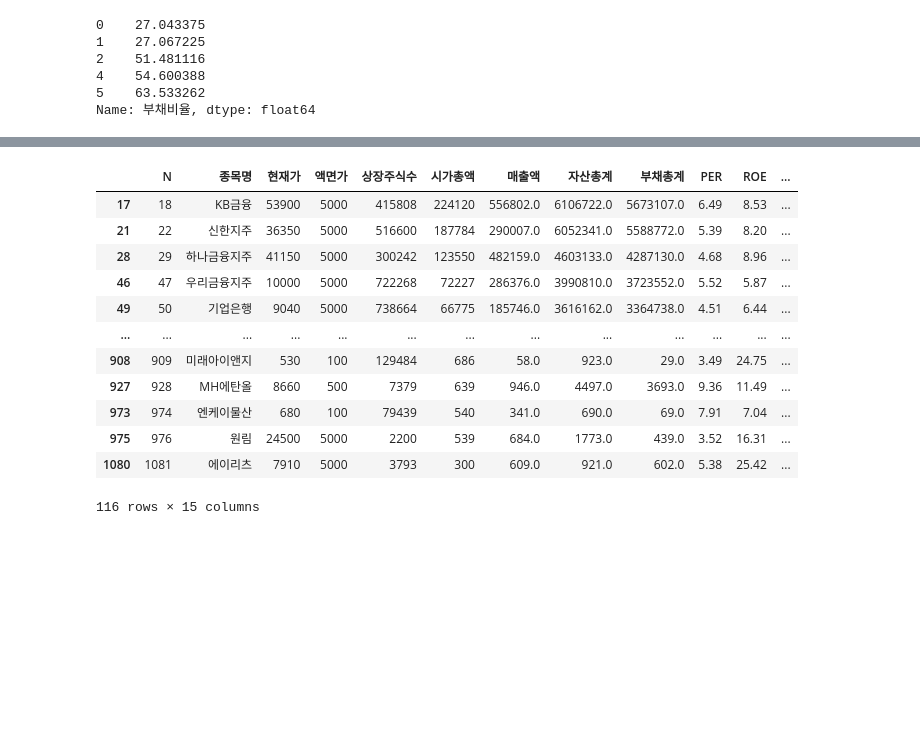
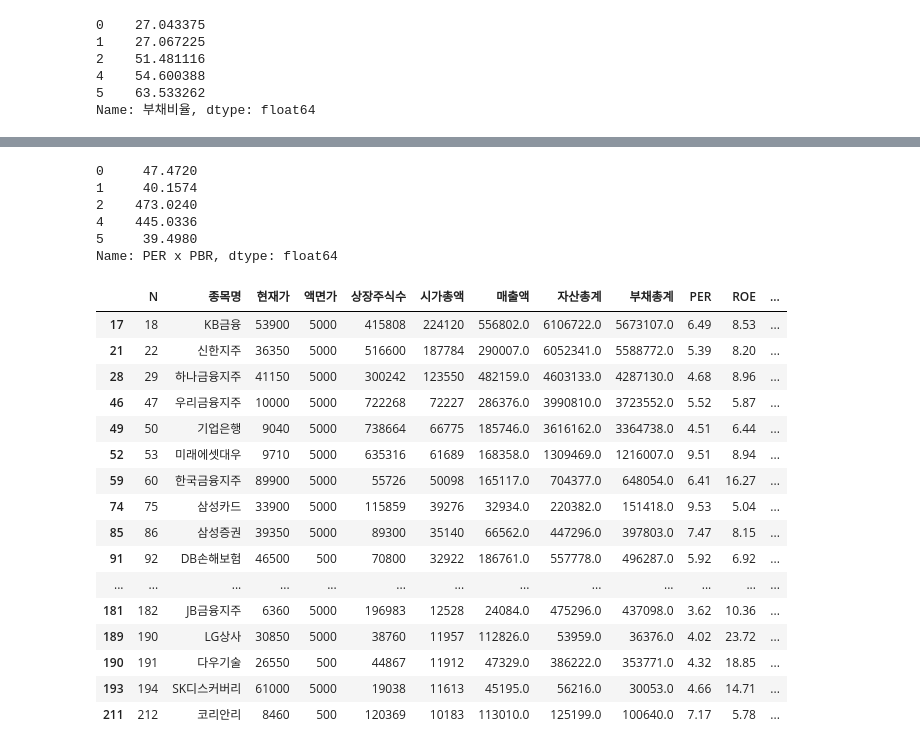
Before and after one commit to korea7030/sise_alarm, a Jupyter notebook: practice.ipynb, the cells around one changed output, grey strips where cells are left out. Cells and saved outputs as stored; diff of their text form; code cells hidden in the pictures; blank space fills up the shorter version.

```diff
--- a/practice.ipynb
+++ b/practice.ipynb
@@ -108,4 +108,4 @@ pd_result.describe()
 | 75% | 723.500000 | 4.292500e+04 | 5000.000000 | 6.299350e+04 | 9.454000e+03 | 1.659050e+04 | 2.355250e+04 | 1.180800e+04 | 22.800000 | 8.935000 | 1.865000 | ... |
 | max | 1177.000000 | 1.570000e+06 | 5000.000000 | 5.969783e+06 | 5.062376e+06 | 2.368070e+06 | 6.106722e+06 | 5.673107e+06 | 21361.100000 | 61.960000 | 107.420000 | ... |
 # %%
-pd_result['BPS'] = ((pd_result['자산총계'] - pd_result['부채총계']) / (pd_result['상장주식수']) * 100)
+pd_result['BPS'] = pd_result['현재가'] / pd_result['PBR']
@@ -138,16 +147,33 @@ Name: BPS, dtype: float64
+# %%
+pd_result['PER x PBR'] = pd_result['PER'] * pd_result['PBR']
+# %%
+pd_result['PER x PBR'].head()
+# %% [output]
+0     47.4720
+1     40.1574
+2    473.0240
+4    445.0336
+5     39.4980
+Name: PER x PBR, dtype: float64
 # %%
-pd_result[(pd_result['PER'] < 10.0) & (pd_result['PBR'] < 1.0) & (pd_result['ROE'] > 5.0) & (pd_result['시가총액'] > 1.0 ) & (pd_result['부채비율'] < 100.0)]
+condition_result = pd_result[(pd_result['PER'] <= 10.0) & (pd_result['PBR'] < 1.0) & (pd_result['ROE'] > 5.0) & (pd_result['시가총액'] >= 10000.0 ) & (pd_result['부채비율'] <= 100.0) & (pd_result['BPS'] > pd_result['현재가'])]
-# %% [output]
-|  | N | 종목명 | 현재가 | 액면가 | 상장주식수 | 시가총액 | 매출액 | 자산총계 | 부채총계 | PER | ROE | ... |
-| 17 | 18 | KB금융 | 53900 | 5000 | 415808 | 224120 | 556802.0 | 6106722.0 | 5673107.0 | 6.49 | 8.53 | ... |
-| 21 | 22 | 신한지주 | 36350 | 5000 | 516600 | 187784 | 290007.0 | 6052341.0 | 5588772.0 | 5.39 | 8.20 | ... |
-| 28 | 29 | 하나금융지주 | 41150 | 5000 | 300242 | 123550 | 482159.0 | 4603133.0 | 4287130.0 | 4.68 | 8.96 | ... |
-| 46 | 47 | 우리금융지주 | 10000 | 5000 | 722268 | 72227 | 286376.0 | 3990810.0 | 3723552.0 | 5.52 | 5.87 | ... |
-| 49 | 50 | 기업은행 | 9040 | 5000 | 738664 | 66775 | 185746.0 | 3616162.0 | 3364738.0 | 4.51 | 6.44 | ... |
-| ... | ... | ... | ... | ... | ... | ... | ... | ... | ... | ... | ... | ... |
-| 908 | 909 | 미래아이앤지 | 530 | 100 | 129484 | 686 | 58.0 | 923.0 | 29.0 | 3.49 | 24.75 | ... |
-| 927 | 928 | MH에탄올 | 8660 | 500 | 7379 | 639 | 946.0 | 4497.0 | 3693.0 | 9.36 | 11.49 | ... |
-| 973 | 974 | 엔케이물산 | 680 | 100 | 79439 | 540 | 341.0 | 690.0 | 69.0 | 7.91 | 7.04 | ... |
-| 975 | 976 | 원림 | 24500 | 5000 | 2200 | 539 | 684.0 | 1773.0 | 439.0 | 3.52 | 16.31 | ... |
-| 1080 | 1081 | 에이리츠 | 7910 | 5000 | 3793 | 300 | 609.0 | 921.0 | 602.0 | 5.38 | 25.42 | ... |
-116 rows × 15 columns
+# %%
+condition_result
+# %% [output]
+|  | N | 종목명 | 현재가 | 액면가 | 상장주식수 | 시가총액 | 매출액 | 자산총계 | 부채총계 | PER | ROE | ... |
+| 17 | 18 | KB금융 | 53900 | 5000 | 415808 | 224120 | 556802.0 | 6106722.0 | 5673107.0 | 6.49 | 8.53 | ... |
+| 21 | 22 | 신한지주 | 36350 | 5000 | 516600 | 187784 | 290007.0 | 6052341.0 | 5588772.0 | 5.39 | 8.20 | ... |
+| 28 | 29 | 하나금융지주 | 41150 | 5000 | 300242 | 123550 | 482159.0 | 4603133.0 | 4287130.0 | 4.68 | 8.96 | ... |
+| 46 | 47 | 우리금융지주 | 10000 | 5000 | 722268 | 72227 | 286376.0 | 3990810.0 | 3723552.0 | 5.52 | 5.87 | ... |
+| 49 | 50 | 기업은행 | 9040 | 5000 | 738664 | 66775 | 185746.0 | 3616162.0 | 3364738.0 | 4.51 | 6.44 | ... |
+| 52 | 53 | 미래에셋대우 | 9710 | 5000 | 635316 | 61689 | 168358.0 | 1309469.0 | 1216007.0 | 9.51 | 8.94 | ... |
+| 59 | 60 | 한국금융지주 | 89900 | 5000 | 55726 | 50098 | 165117.0 | 704377.0 | 648054.0 | 6.41 | 16.27 | ... |
+| 74 | 75 | 삼성카드 | 33900 | 5000 | 115859 | 39276 | 32934.0 | 220382.0 | 151418.0 | 9.53 | 5.04 | ... |
+| 85 | 86 | 삼성증권 | 39350 | 5000 | 89300 | 35140 | 66562.0 | 447296.0 | 397803.0 | 7.47 | 8.15 | ... |
+| 91 | 92 | DB손해보험 | 46500 | 500 | 70800 | 32922 | 186761.0 | 557778.0 | 496287.0 | 5.92 | 6.92 | ... |
+| ... | ... | ... | ... | ... | ... | ... | ... | ... | ... | ... | ... | ... |
+| 181 | 182 | JB금융지주 | 6360 | 5000 | 196983 | 12528 | 24084.0 | 475296.0 | 437098.0 | 3.62 | 10.36 | ... |
+| 189 | 190 | LG상사 | 30850 | 5000 | 38760 | 11957 | 112826.0 | 53959.0 | 36376.0 | 4.02 | 23.72 | ... |
+| 190 | 191 | 다우기술 | 26550 | 500 | 44867 | 11912 | 47329.0 | 386222.0 | 353771.0 | 4.32 | 18.85 | ... |
+| 193 | 194 | SK디스커버리 | 61000 | 5000 | 19038 | 11613 | 45195.0 | 56216.0 | 30053.0 | 4.66 | 14.71 | ... |
+| 211 | 212 | 코리안리 | 8460 | 500 | 120369 | 10183 | 113010.0 | 125199.0 | 100640.0 | 7.17 | 5.78 | ... |
```
Also changed, not shown: parts of 4 cells of this notebook, 2 other files.
